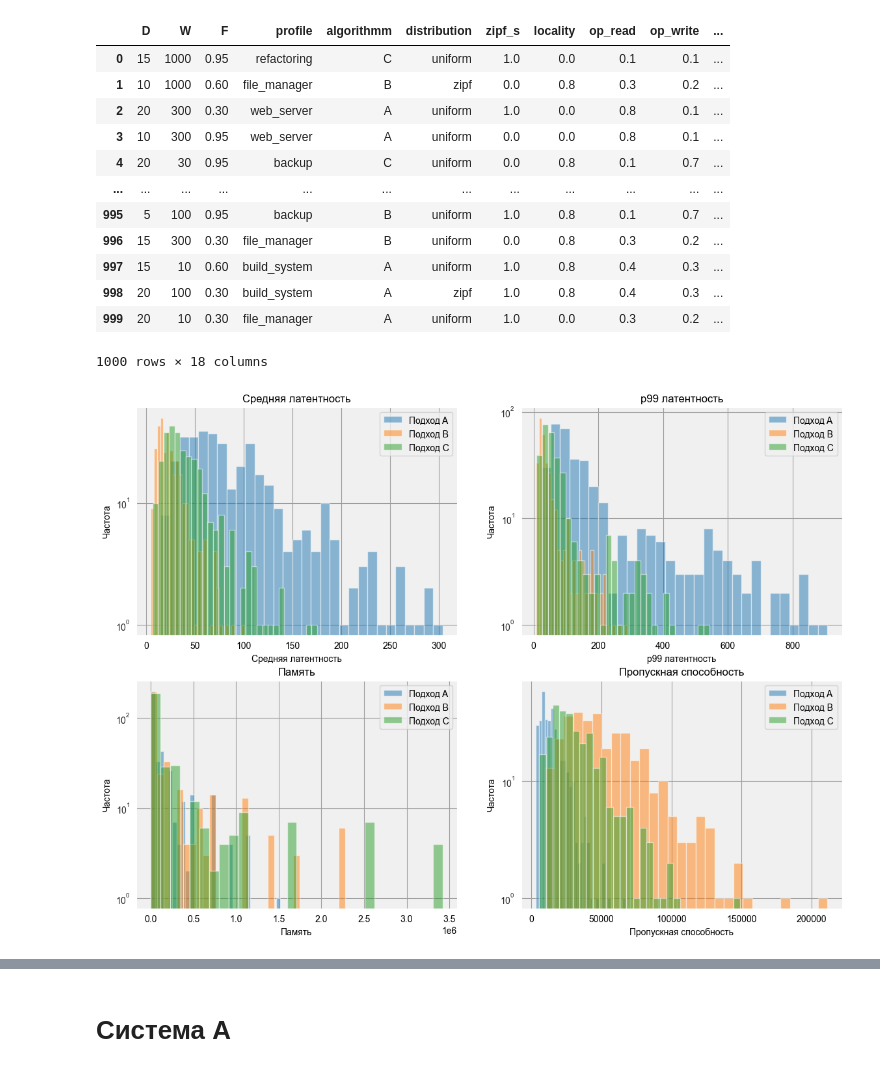
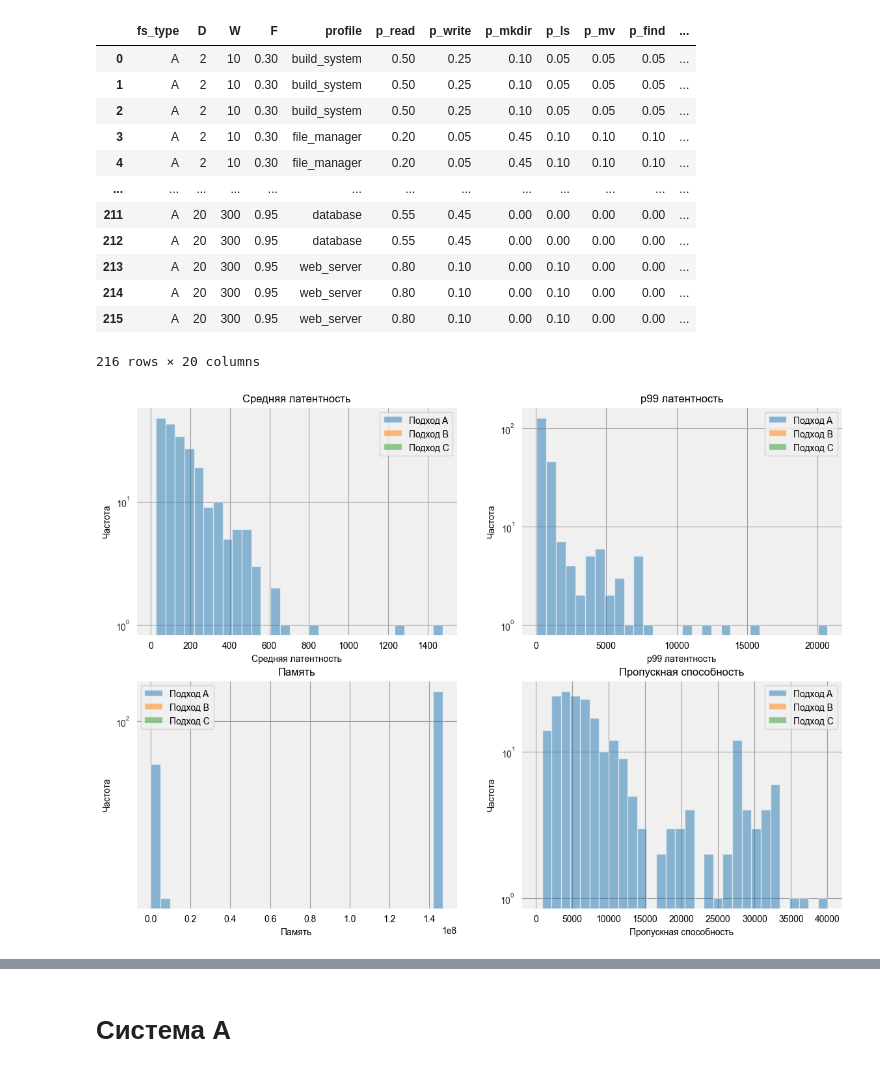
Before and after one commit to p1k777/mega-cool-in-memory-file-systems-research, a Jupyter notebook: ml_model/main.ipynb, the cells around one changed output, grey strips where cells are left out. Cells and saved outputs as stored; diff of their text form; code cells hidden in the pictures.

```diff
--- a/ml_model/main.ipynb
+++ b/ml_model/main.ipynb
@@ -136,39 +136,39 @@ def generate_test_data(n_samples=500):
 
     return pd.DataFrame(data)
 # %%
-df = generate_test_data(1000)
+df = pd.read_csv("data_a.csv")
 # %%
 df
 # %% [output]
-|  | D | W | F | profile | algorithmm | distribution | zipf_s | locality | op_read | op_write | ... |
-| 0 | 15 | 1000 | 0.95 | refactoring | C | uniform | 1.0 | 0.0 | 0.1 | 0.1 | ... |
-| 1 | 10 | 1000 | 0.60 | file_manager | B | zipf | 0.0 | 0.8 | 0.3 | 0.2 | ... |
-| 2 | 20 | 300 | 0.30 | web_server | A | uniform | 1.0 | 0.0 | 0.8 | 0.1 | ... |
-| 3 | 10 | 300 | 0.95 | web_server | A | uniform | 0.0 | 0.0 | 0.8 | 0.1 | ... |
-| 4 | 20 | 30 | 0.95 | backup | C | uniform | 0.0 | 0.8 | 0.1 | 0.7 | ... |
-| ... | ... | ... | ... | ... | ... | ... | ... | ... | ... | ... | ... |
-| 995 | 5 | 100 | 0.95 | backup | B | uniform | 1.0 | 0.8 | 0.1 | 0.7 | ... |
-| 996 | 15 | 300 | 0.30 | file_manager | B | uniform | 0.0 | 0.8 | 0.3 | 0.2 | ... |
-| 997 | 15 | 10 | 0.60 | build_system | A | uniform | 1.0 | 0.8 | 0.4 | 0.3 | ... |
-| 998 | 20 | 100 | 0.30 | build_system | A | zipf | 1.0 | 0.8 | 0.4 | 0.3 | ... |
-| 999 | 20 | 10 | 0.30 | file_manager | A | uniform | 1.0 | 0.0 | 0.3 | 0.2 | ... |
+|  | fs_type | D | W | F | profile | p_read | p_write | p_mkdir | p_ls | p_mv | p_find | ... |
+| 0 | A | 2 | 10 | 0.30 | build_system | 0.50 | 0.25 | 0.10 | 0.05 | 0.05 | 0.05 | ... |
+| 1 | A | 2 | 10 | 0.30 | build_system | 0.50 | 0.25 | 0.10 | 0.05 | 0.05 | 0.05 | ... |
+| 2 | A | 2 | 10 | 0.30 | build_system | 0.50 | 0.25 | 0.10 | 0.05 | 0.05 | 0.05 | ... |
+| 3 | A | 2 | 10 | 0.30 | file_manager | 0.20 | 0.05 | 0.45 | 0.10 | 0.10 | 0.10 | ... |
+| 4 | A | 2 | 10 | 0.30 | file_manager | 0.20 | 0.05 | 0.45 | 0.10 | 0.10 | 0.10 | ... |
+| ... | ... | ... | ... | ... | ... | ... | ... | ... | ... | ... | ... | ... |
+| 211 | A | 20 | 300 | 0.95 | database | 0.55 | 0.45 | 0.00 | 0.00 | 0.00 | 0.00 | ... |
+| 212 | A | 20 | 300 | 0.95 | database | 0.55 | 0.45 | 0.00 | 0.00 | 0.00 | 0.00 | ... |
+| 213 | A | 20 | 300 | 0.95 | web_server | 0.80 | 0.10 | 0.00 | 0.10 | 0.00 | 0.00 | ... |
+| 214 | A | 20 | 300 | 0.95 | web_server | 0.80 | 0.10 | 0.00 | 0.10 | 0.00 | 0.00 | ... |
+| 215 | A | 20 | 300 | 0.95 | web_server | 0.80 | 0.10 | 0.00 | 0.10 | 0.00 | 0.00 | ... |
-1000 rows × 18 columns
+216 rows × 20 columns
 # %%
-metrics = ['avg_latency', 'p99_latency', 'memory', 'throughput']
+metrics = ['avg_latency_us', 'p99_latency_us', 'memory_usage_bytes', 'throughput_ops_sec']
 titles = ['Средняя латентность', 'p99 латентность', 'Память', 'Пропускная способность']
 
 fig, axes = plt.subplots(2, 2, figsize=(14, 10))
 for ax, metric, title in zip(axes.flat, metrics, titles):
     for approach in ['A','B','C']:
-        subset = df[df['algorithmm']==approach][metric]
+        subset = df[df['fs_type']==approach][metric]
         ax.hist(subset, bins=30, alpha=0.5, label=f'Подход {approach}')
     ax.set_title(title)
     ax.set_xlabel(title)
     ax.set_ylabel('Частота')
     ax.legend()
     ax.set_yscale('log')
 # %% [output]
-[figure, old version]
+[figure, new version]
 # %%
 fig, axes = plt.subplots(1, 2, figsize=(14, 6))
 
```
Also changed, not shown: parts of 23 cells of this notebook, 1 other file.
